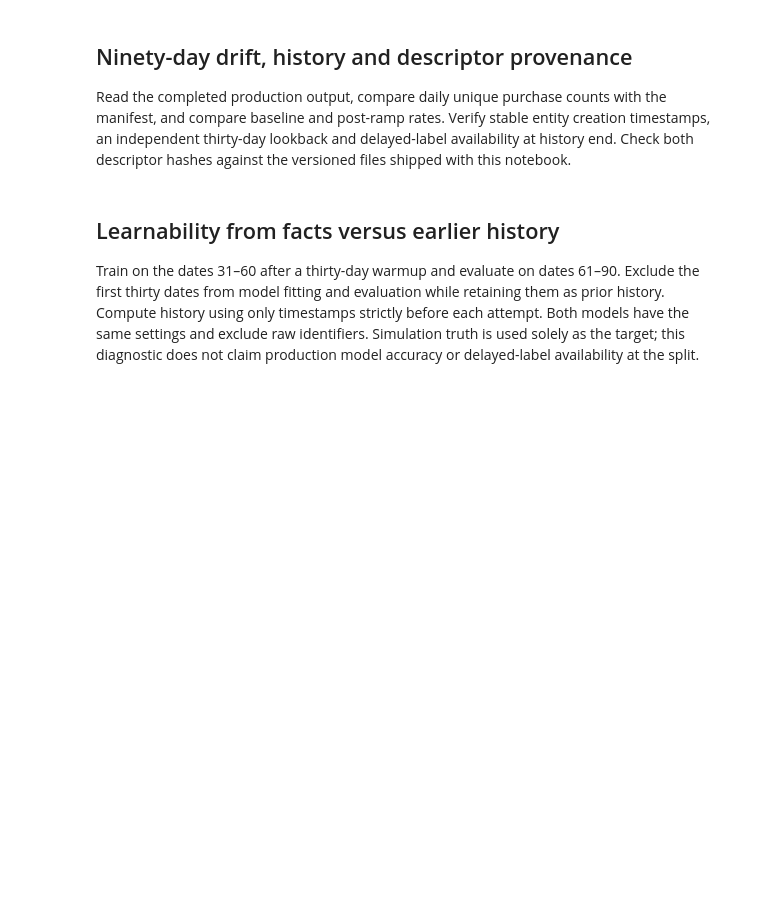
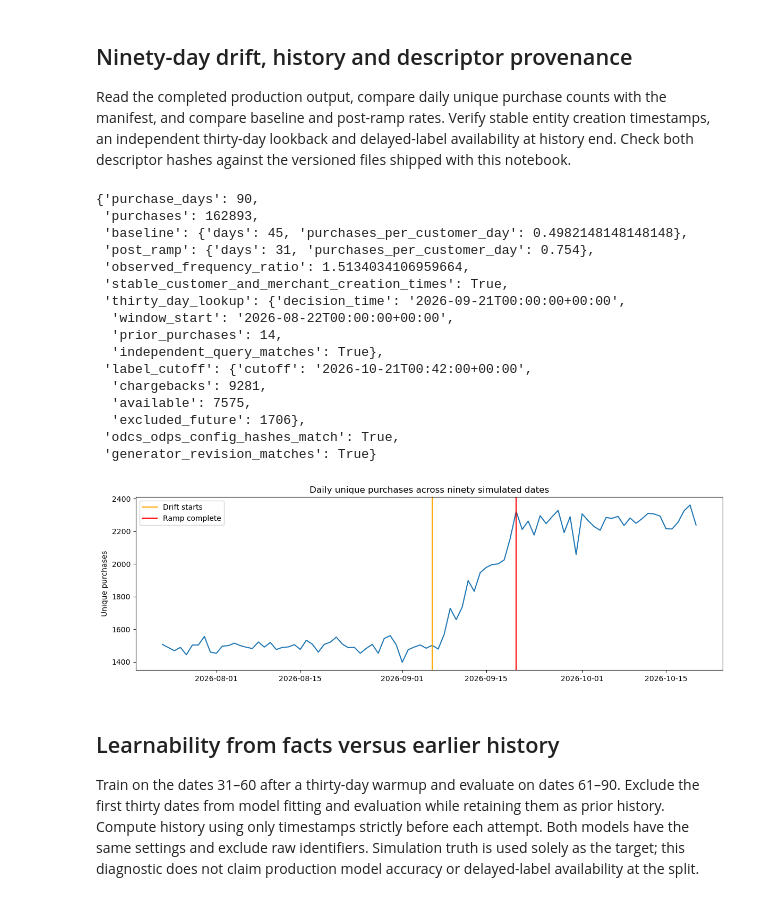
Before and after one commit to phuchoang2603/realtime-credit-card-fraud-detection, a Jupyter notebook: src/simulator/notebooks/historical-90d-sanity.ipynb, the cells around one changed output. Drawn from its saved outputs; the diff is of its cells as text; code cells hidden in the pictures; blank space fills up the shorter version.

Commit message:
docs: record verified ninety-day production source and restoration

```diff
--- a/src/simulator/notebooks/historical-90d-sanity.ipynb
+++ b/src/simulator/notebooks/historical-90d-sanity.ipynb
@@ -41,7 +43,7 @@ from IPython.display import display
 from sklearn.ensemble import HistGradientBoostingClassifier
 from sklearn.metrics import average_precision_score, roc_auc_score
 
-version = "v2"
+version = "v3-history90"
 endpoint = "minio.home.phuchoang.sbs"
 source = fs.S3FileSystem(
     access_key=os.environ["AWS_ACCESS_KEY_ID"],
@@ -87,7 +104,7 @@ display(provenance)
 
 Count physical rows before deduplication, compare each date partition with the manifest, inspect nested Arrow layouts, and measure duplicate content independently. Labels are partitioned by availability time. Complete histories span event partitions.
 # %%
-con = duckdb.connect(config={"threads": 2, "memory_limit": "1GiB"})
+con = duckdb.connect(config={"threads": 2, "memory_limit": "1GiB", "TimeZone": "UTC"})
 for name in ("payment_events", "fraud_labels"):
     paths = sorted((cache / name).rglob("*.parquet"))
     con.read_parquet([str(p) for p in paths], union_by_name=True, hive_partitioning=False).create_view(name)
@@ -197,7 +275,9 @@ from datetime import date, datetime, timedelta
 expected = Path('history90-descriptors')
 for field, filename in [('contract','historical-payments.odcs.yaml'),('data_product','historical-payments.odps.yaml')]:
     assert hashlib.sha256((expected / filename).read_bytes()).hexdigest() == manifest[field]['sha256']
-assert hashlib.sha256((expected / 'historical-90d.yaml').read_bytes()).hexdigest() == manifest['config_sha256']
+assert hashlib.sha256((expected / 'historical-90d.yaml').read_bytes()).hexdigest() == 'af4951e8b0a097daaede0040602460ac0631a69d3fe031554f0cbeb2fb51859c'
+canonical_config = json.dumps(manifest['configuration'], sort_keys=True, separators=(',', ':')).encode()
+assert hashlib.sha256(canonical_config).hexdigest() == manifest['config_sha256'] == '3b8e3485126f992d04773203f2c8a65341a1d18e2a44cc7d87c48dd8a1b208be'
 assert manifest['generator_revision'] == '3f18bf10d710d4bf65d23e5f6e86d9926984e712e0dcdb54c20961d472cb07a0'
 provenance['data_product'] = manifest['data_product']
 con.sql("""CREATE VIEW purchases AS SELECT DISTINCT integration_id,payment_id,occurred_at,
@@ -221,37 +301,57 @@ post = [count for day,count in daily.items() if date.fromisoformat(day) >= ramp_
 ratio = (sum(post)/len(post))/(sum(baseline)/len(baseline))
 assert 1.4 < ratio < 1.6
 for identity,column in [('customer_id','customer_created_at'),('merchant_id','merchant_created_at')]:
     assert con.sql(f'SELECT count(*) FROM (SELECT {identity} FROM purchases GROUP BY integration_id,{identity} HAVING count(DISTINCT {column})<>1)').fetchone()[0] == 0
-sample = con.execute("""SELECT integration_id,customer_id,occurred_at,prior_count FROM (
+sample = con.execute("""SELECT integration_id,customer_id,occurred_at::VARCHAR AS decision_time,prior_count FROM (
  SELECT *,count(*) OVER (PARTITION BY integration_id,customer_id ORDER BY occurred_at
  RANGE BETWEEN INTERVAL 30 DAYS PRECEDING AND INTERVAL 1 MICROSECOND PRECEDING) AS prior_count
  FROM purchases) WHERE occurred_at>=? ORDER BY occurred_at,payment_id LIMIT 1""",
  [datetime.combine(start + timedelta(days=60),datetime.min.time())]).fetchone()
 integration,customer,at,prior = sample
+at = datetime.fromisoformat(at)
 independent = con.execute('SELECT count(*) FROM purchases WHERE integration_id=? AND customer_id=? AND occurred_at>=? AND occurred_at<?',
  [integration,customer,at-timedelta(days=30),at]).fetchone()[0]
 assert prior == independent and prior > 0
 cutoff = datetime.fromisoformat(manifest['history_end'])
 chargebacks,available,future = con.execute("""SELECT count(*),count(*) FILTER (WHERE label_available_at<=?),
  count(*) FILTER (WHERE label_available_at>?) FROM fraud_labels WHERE source='LABEL_SOURCE_CHARGEBACK'""",[cutoff,cutoff]).fetchone()
 assert available > 0 and future > 0 and available+future == chargebacks
 history_extension = {'purchase_days':len(daily),'purchases':sum(daily.values()),
  'baseline':{'days':len(baseline),'purchases_per_customer_day':sum(baseline)/len(baseline)/customers},
  'post_ramp':{'days':len(post),'purchases_per_customer_day':sum(post)/len(post)/customers},
  'observed_frequency_ratio':ratio,'stable_customer_and_merchant_creation_times':True,
  'thirty_day_lookup':{'decision_time':at.isoformat(),'window_start':(at-timedelta(days=30)).isoformat(),
                       'prior_purchases':prior,'independent_query_matches':True},
  'label_cutoff':{'cutoff':cutoff.isoformat(),'chargebacks':chargebacks,'available':available,'excluded_future':future},
  'odcs_odps_config_hashes_match':True,'generator_revision_matches':True}
 display(history_extension)
 fig,ax = plt.subplots(figsize=(12,4))
-pd.Series(daily).plot(ax=ax,title='Daily unique purchases across ninety simulated dates')
-ax.axvline(drift_start.isoformat(),color='orange',label='Drift starts')
-ax.axvline(ramp_end.isoformat(),color='red',label='Ramp complete')
+ax.plot([date.fromisoformat(day) for day in daily], list(daily.values()))
+ax.set_title('Daily unique purchases across ninety simulated dates')
+ax.axvline(drift_start,color='orange',label='Drift starts')
+ax.axvline(ramp_end,color='red',label='Ramp complete')
 ax.set_ylabel('Unique purchases')
 ax.legend()
 plt.tight_layout()
 plt.show()
+# %% [output]
+{'purchase_days': 90,
+ 'purchases': 162893,
+ 'baseline': {'days': 45, 'purchases_per_customer_day': 0.4982148148148148},
+ 'post_ramp': {'days': 31, 'purchases_per_customer_day': 0.754},
+ 'observed_frequency_ratio': 1.5134034106959664,
+ 'stable_customer_and_merchant_creation_times': True,
+ 'thirty_day_lookup': {'decision_time': '2026-09-21T00:00:00+00:00',
+  'window_start': '2026-08-22T00:00:00+00:00',
+  'prior_purchases': 14,
+  'independent_query_matches': True},
+ 'label_cutoff': {'cutoff': '2026-10-21T00:42:00+00:00',
+  'chargebacks': 9281,
+  'available': 7575,
+  'excluded_future': 1706},
+ 'odcs_odps_config_hashes_match': True,
+ 'generator_revision_matches': True}
+[figure, added]
 # %% [markdown]
 ## Learnability from facts versus earlier history
 
```
Also changed, not shown: parts of 6 cells of this notebook, 13 other files.
